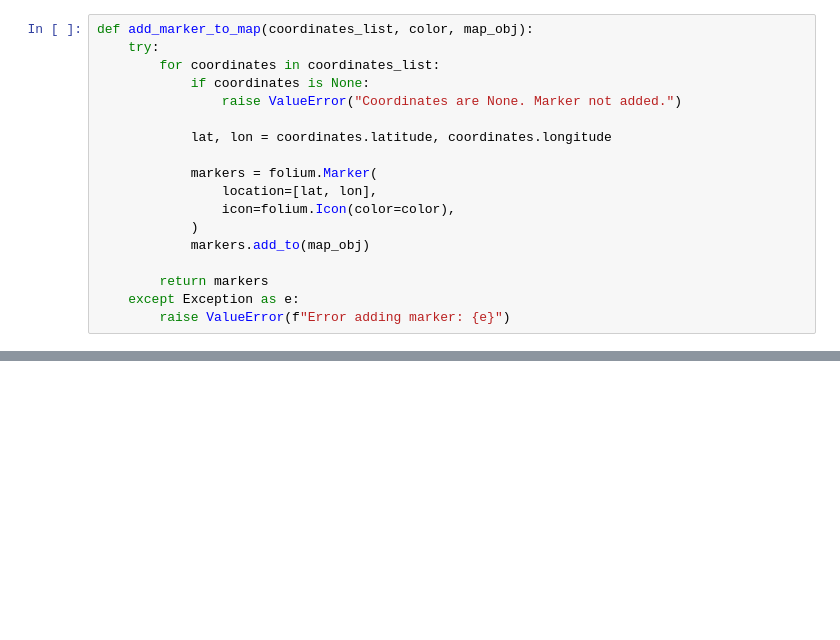
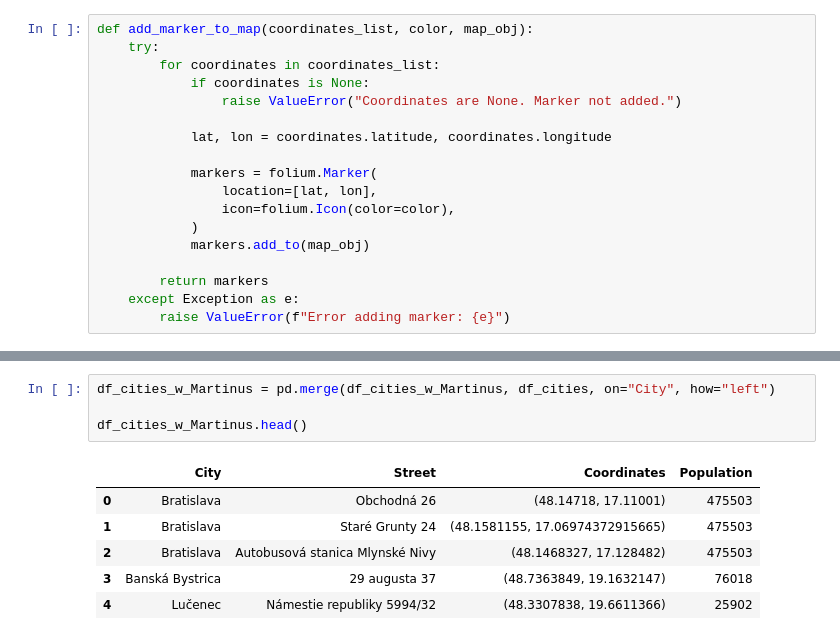
Before and after one commit to MarekFilo/Martinus-Knihkupectva-Analyza, a Jupyter notebook: main.ipynb, the cells around one changed output, grey strips where cells are left out. Cells and saved outputs as stored; diff of their text form; blank space fills up the shorter version.

```diff
--- a/main.ipynb
+++ b/main.ipynb
@@ -213,3 +239,14 @@ add_marker_to_map(df_cities_w_libraries["Coordinates"], "red", map_slovakia)
 <folium.map.Marker at 0x...>
 # %% [markdown]
 ![Slovakia Map](data/martinus.png)
+# %%
+df_cities_w_Martinus = pd.merge(df_cities_w_Martinus, df_cities, on="City", how="left")
+
+df_cities_w_Martinus.head()
+# %% [output]
+|  | City | Street | Coordinates | Population |
+| 0 | Bratislava | Obchodná 26 | (48.14718, 17.11001) | 475503 |
+| 1 | Bratislava | Staré Grunty 24 | (48.1581155, 17.06974372915665) | 475503 |
+| 2 | Bratislava | Autobusová stanica Mlynské Nivy | (48.1468327, 17.128482) | 475503 |
+| 3 | Banská Bystrica | 29 augusta 37 | (48.7363849, 19.1632147) | 76018 |
+| 4 | Lučenec | Námestie republiky 5994/32 | (48.3307838, 19.6611366) | 25902 |
```
Also changed, not shown: parts of 21 cells of this notebook, 1 other file.
